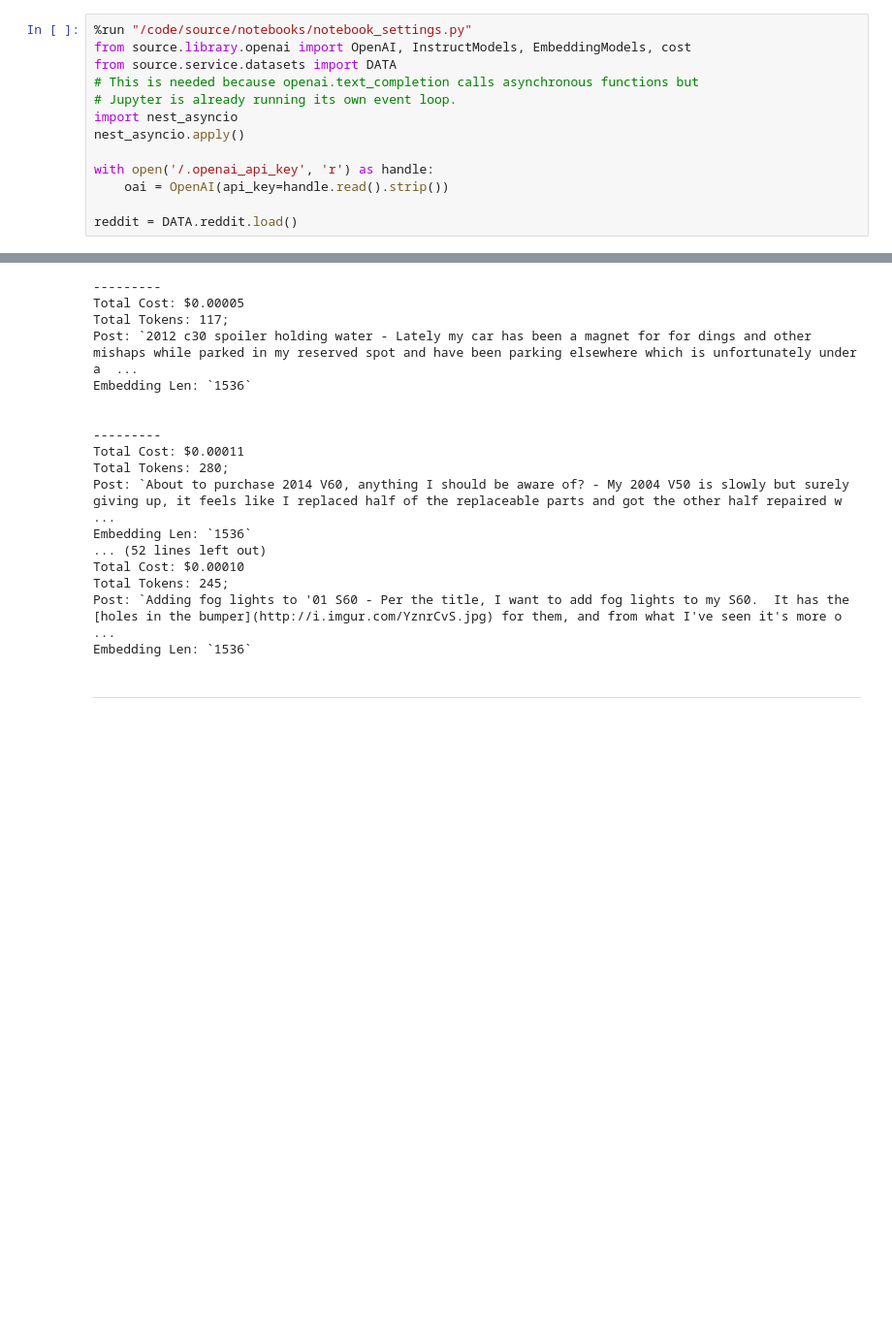
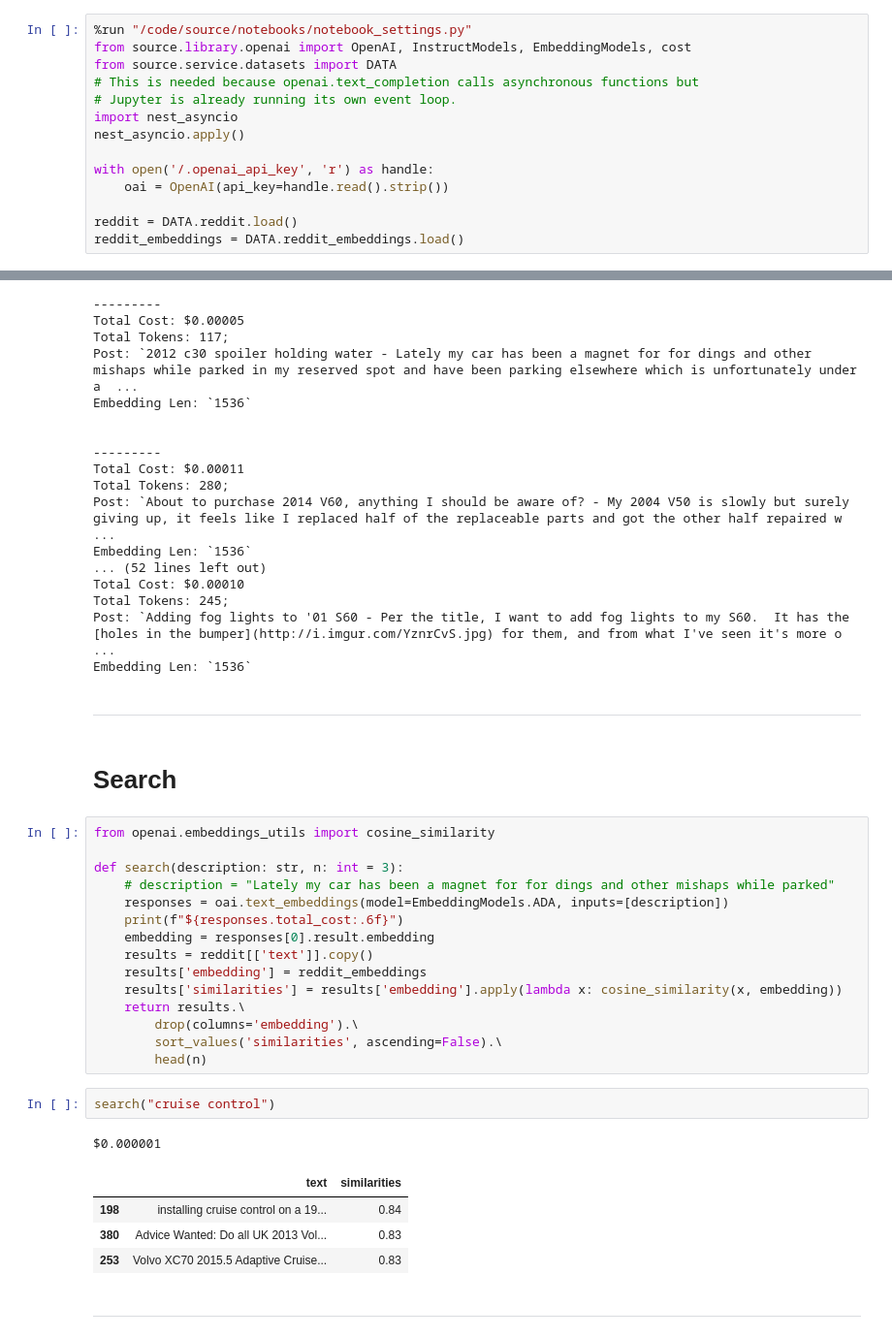
Before and after one commit to shane-kercheval/openai-template, a Jupyter notebook: source/notebooks/openai_reddit.ipynb, the cells around one changed output, grey strips where cells are left out. Shown at 97% size. Cells and saved outputs as stored; diff of their text form; blank space fills up the shorter version.

Commit message:
added search based on embedding in reddit notebook

```diff
--- a/source/notebooks/openai_reddit.ipynb
+++ b/source/notebooks/openai_reddit.ipynb
@@ -11,4 +11,5 @@ with open('/.openai_api_key', 'r') as handle:
     oai = OpenAI(api_key=handle.read().strip())
 
 reddit = DATA.reddit.load()
+reddit_embeddings = DATA.reddit_embeddings.load()
 # %% [output]
@@ -157,3 +159,30 @@ Post: `Adding fog lights to '01 S60 - Per the title, I want to add fog lights to
 Embedding Len: `1536`
 # %% [markdown]
 ---
+# %% [markdown]
+# Search
+# %%
+from openai.embeddings_utils import cosine_similarity
+
+def search(description: str, n: int = 3):
+    # description = "Lately my car has been a magnet for for dings and other mishaps while parked"
+    responses = oai.text_embeddings(model=EmbeddingModels.ADA, inputs=[description])
+    print(f"${responses.total_cost:.6f}")
+    embedding = responses[0].result.embedding
+    results = reddit[['text']].copy()
+    results['embedding'] = reddit_embeddings
+    results['similarities'] = results['embedding'].apply(lambda x: cosine_similarity(x, embedding))
+    return results.\
+        drop(columns='embedding').\
+        sort_values('similarities', ascending=False).\
+        head(n)
+# %%
+search("cruise control")
+# %% [output]
+$0.000001
+|  | text | similarities |
+| 198 | installing cruise control on a 19... | 0.84 |
+| 380 | Advice Wanted: Do all UK 2013 Vol... | 0.83 |
+| 253 | Volvo XC70 2015.5 Adaptive Cruise... | 0.83 |
+# %% [markdown]
+---
```
Also changed, not shown: parts of 2 cells of this notebook.
